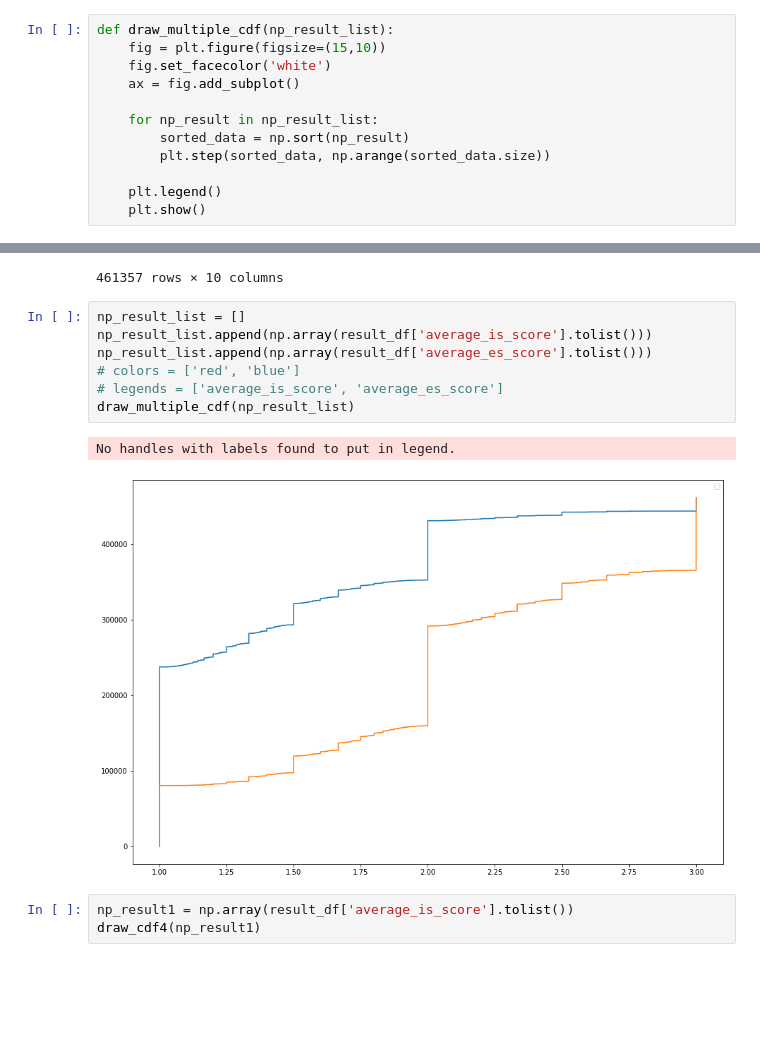
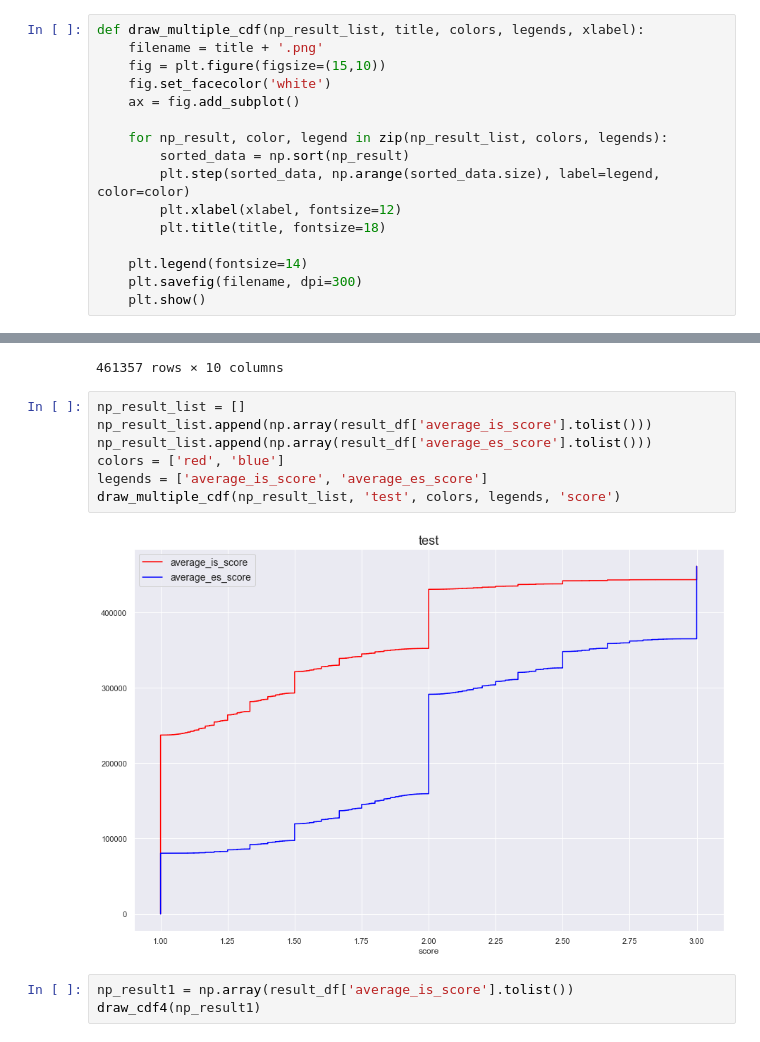
Before and after one commit to tr0up2r/plotting-and-graph-analysis, a Jupyter notebook: cdf_from_zero.ipynb, the cells around one changed output, grey strips where cells are left out. Drawn from its saved outputs; the diff is of its cells as text; blank space fills up the shorter version.

```diff
--- a/cdf_from_zero.ipynb
+++ b/cdf_from_zero.ipynb
@@ -19,16 +19,20 @@ def draw_cdf(np_result):
 
     plt.show()
 # %%
-def draw_multiple_cdf(np_result_list):
+def draw_multiple_cdf(np_result_list, title, colors, legends, xlabel):
+    filename = title + '.png'
     fig = plt.figure(figsize=(15,10))
     fig.set_facecolor('white')
     ax = fig.add_subplot()
 
-    for np_result in np_result_list:
+    for np_result, color, legend in zip(np_result_list, colors, legends):
         sorted_data = np.sort(np_result)
-        plt.step(sorted_data, np.arange(sorted_data.size))
+        plt.step(sorted_data, np.arange(sorted_data.size), label=legend, color=color)
+        plt.xlabel(xlabel, fontsize=12)
+        plt.title(title, fontsize=18)
 
-    plt.legend()
+    plt.legend(fontsize=14)
+    plt.savefig(filename, dpi=300)
     plt.show()
 # %%
 def draw_cdf4(np_result):
@@ -56,13 +60,12 @@ result_df
 # %%
 np_result_list = []
 np_result_list.append(np.array(result_df['average_is_score'].tolist()))
 np_result_list.append(np.array(result_df['average_es_score'].tolist()))
-# colors = ['red', 'blue']
-# legends = ['average_is_score', 'average_es_score']
-draw_multiple_cdf(np_result_list)
+colors = ['red', 'blue']
+legends = ['average_is_score', 'average_es_score']
+draw_multiple_cdf(np_result_list, 'test', colors, legends, 'score')
 # %% [output]
-No handles with labels found to put in legend.
-[figure, old version]
+[figure, new version]
 # %%
 np_result1 = np.array(result_df['average_is_score'].tolist())
 draw_cdf4(np_result1)
```
Also changed, not shown: parts of 7 cells of this notebook, 1 other file.
